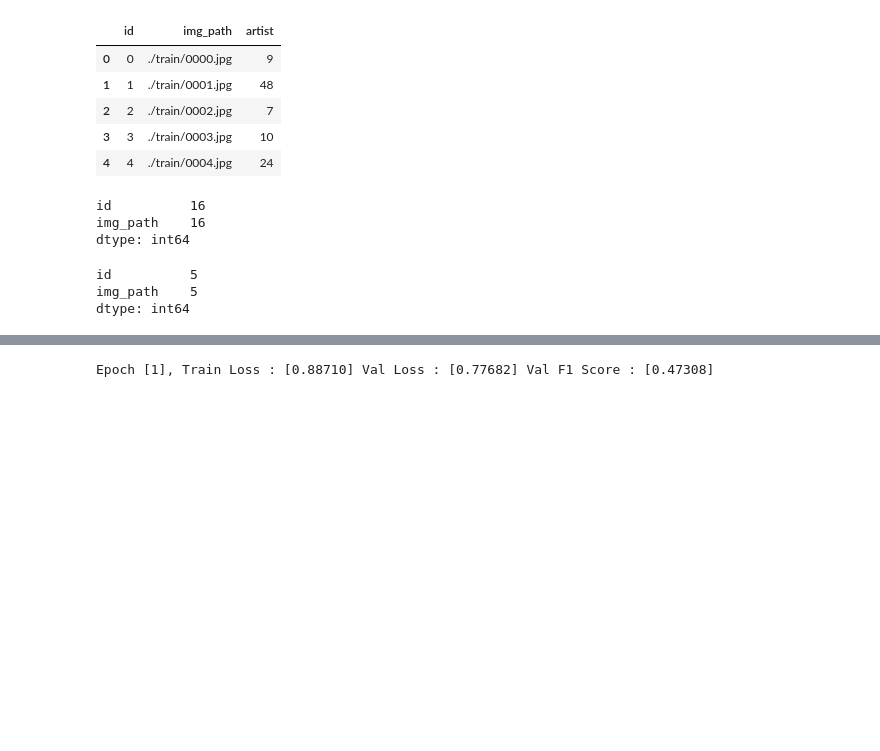
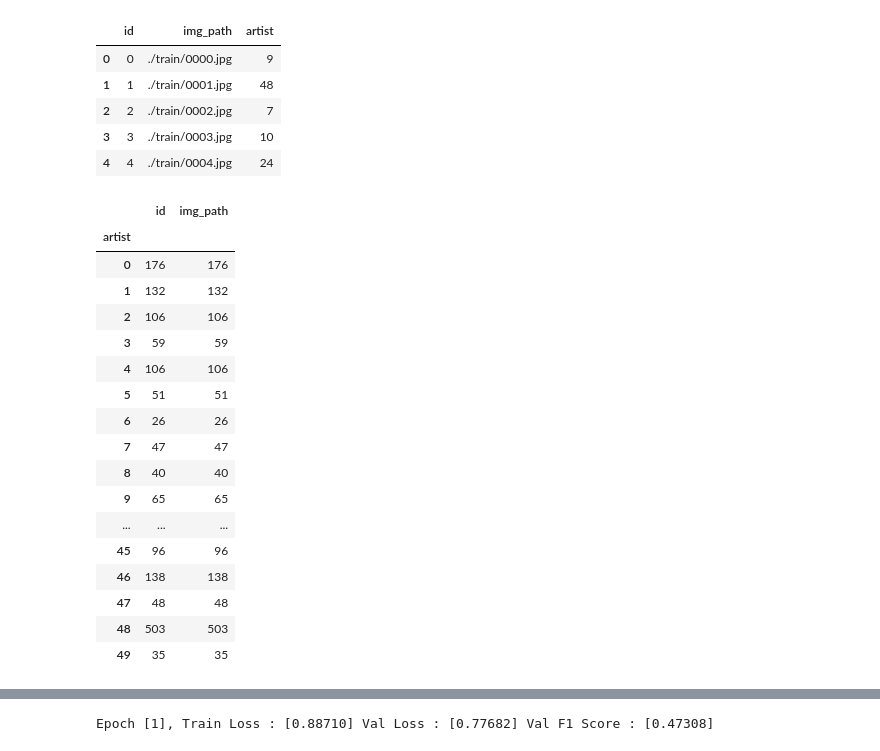
Before and after one commit to sihyeong671/DACON-CV02, a Jupyter notebook: dacon_classification.ipynb, the cells around one changed output, grey strips where cells are left out. Saved outputs shown, nothing was run; the diff lists cells and outputs as text; code cells hidden in the pictures; blank space fills up the shorter version.

```diff
--- a/dacon_classification.ipynb
+++ b/dacon_classification.ipynb
@@ -75,24 +99,31 @@ for name, p in g:
     train, val, _, _ = train_test_split(p, p, test_size=0.2, random_state=args.seed)
     train_df = pd.concat((train_df, train))
     val_df = pd.concat((val_df, val))
-# %%
-import seaborn as sns
-
-train_df.groupby('artist').count().min()
-# %% [output]
-id          16
-img_path    16
-dtype: int64
-# %%
-val_df.groupby('artist').count().min()
-# %% [output]
-id          5
-img_path    5
-dtype: int64
 # %%
 g = df.groupby('artist', group_keys=False)
 df_sample = pd.DataFrame()
 for _ in range(15):
   df_sample = pd.concat([df_sample, g.apply(lambda x: x.sample(21))])
 # %%
-train_df, val_df, _, _ = train_test_split(df_sample, df_sample['artist'].values, test_size=0.2, random_state=args.seed)
+train_df, val_df, _, _ = train_test_split(df, df['artist'].values, test_size=0.2, random_state=args.seed, stratify=df.artist.values)
+# %%
+train_df.groupby('artist').count()
+# %% [output]
+|  | id | img_path |
+| artist |  |  |
+| 0 | 176 | 176 |
+| 1 | 132 | 132 |
+| 2 | 106 | 106 |
+| 3 | 59 | 59 |
+| 4 | 106 | 106 |
+| 5 | 51 | 51 |
+| 6 | 26 | 26 |
+| 7 | 47 | 47 |
+| 8 | 40 | 40 |
+| 9 | 65 | 65 |
+| ... | ... | ... |
+| 45 | 96 | 96 |
+| 46 | 138 | 138 |
+| 47 | 48 | 48 |
+| 48 | 503 | 503 |
+| 49 | 35 | 35 |
```
Also changed, not shown: parts of 2 cells of this notebook, 5 other files.
